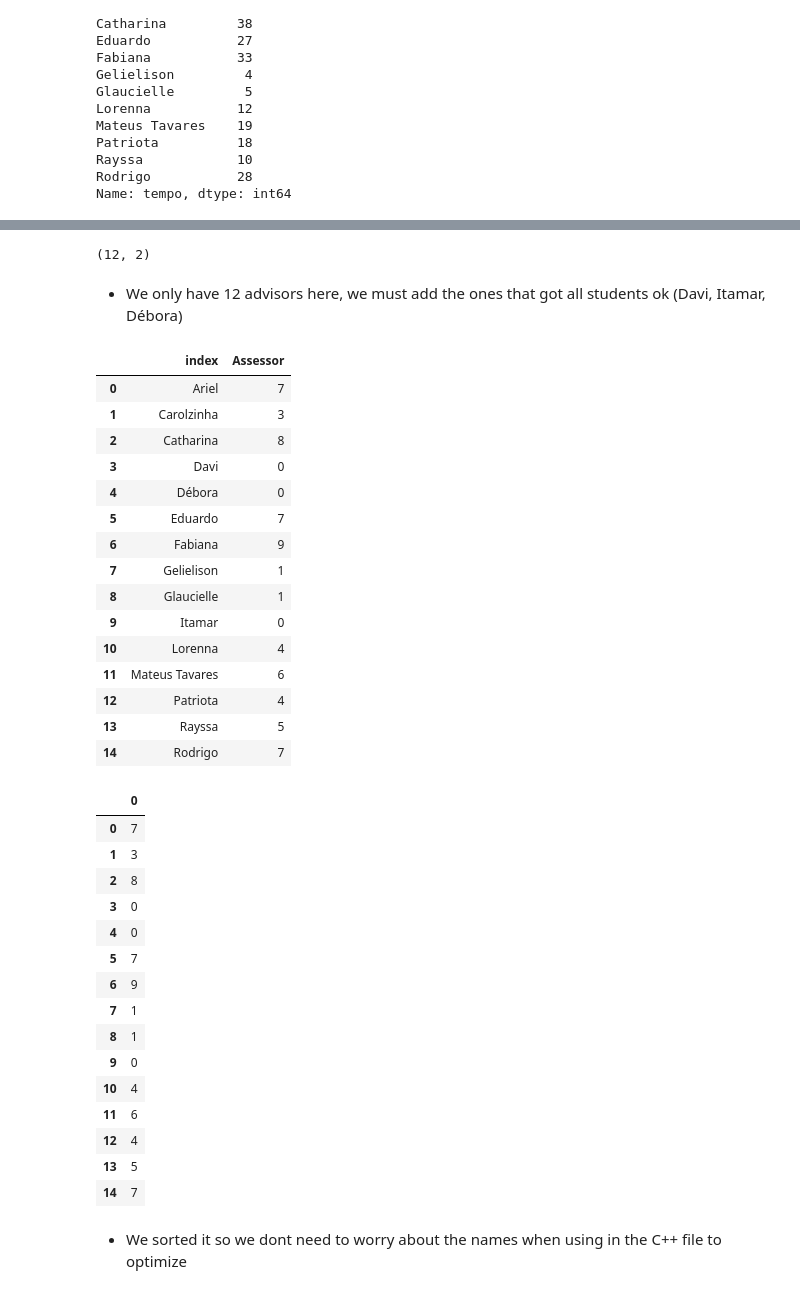
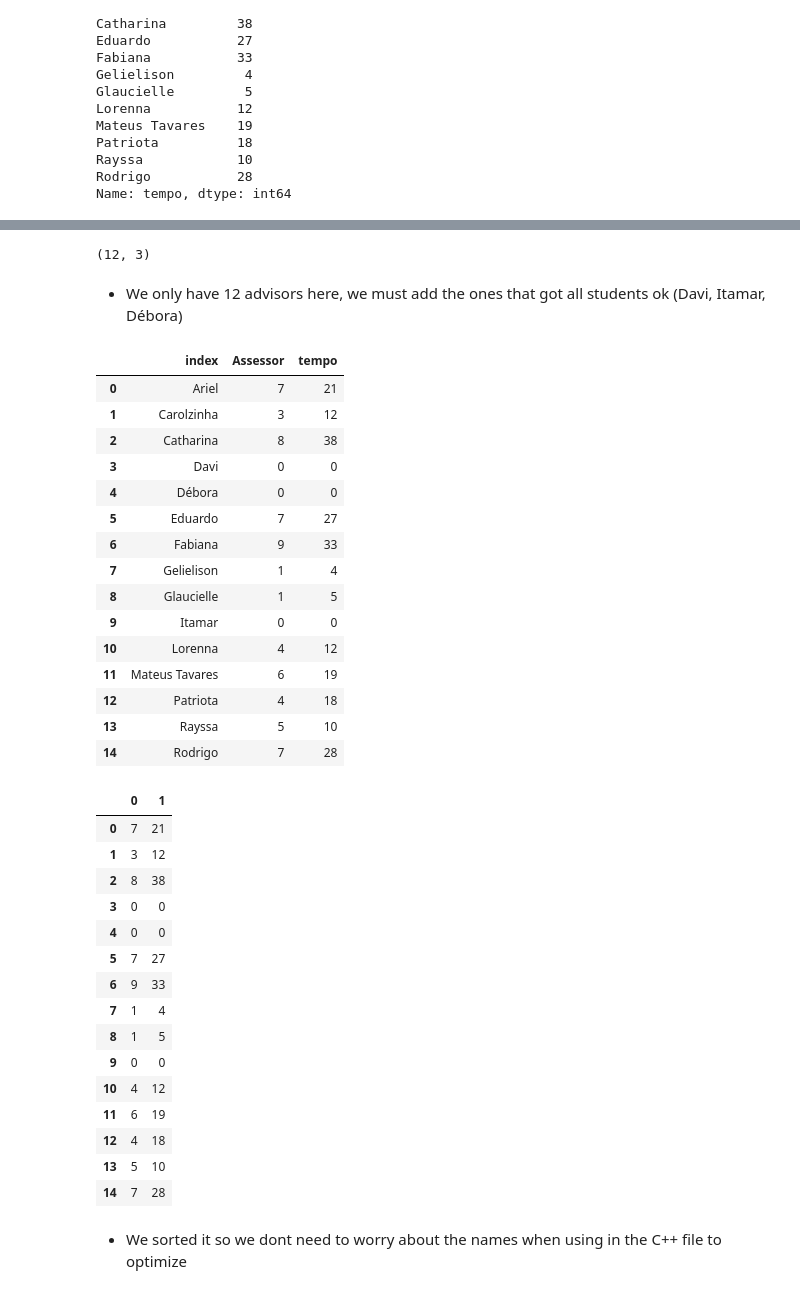
Before and after one commit to ItamarRocha/Operations-Research, a Jupyter notebook: projects/medway/data Preprocessing/Data preprocessing.ipynb, the cells around one changed output, grey strips where cells are left out. Drawn from its saved outputs; the diff is of its cells as text; code cells hidden in the pictures.

```diff
--- a/projects/medway/data Preprocessing/Data preprocessing.ipynb
+++ b/projects/medway/data Preprocessing/Data preprocessing.ipynb
@@ -1384,6 +1385,6 @@ Glaucielle        1
 Name: Assessor, dtype: int64
 # %%
-fixed_students = pd.DataFrame(students_already_computed).reset_index().sort_values(by = "index")
+fixed_students = pd.DataFrame(students_already_computed).join(tempo).reset_index().sort_values(by = "index")
 # %%
 fixed_students
 # %% [output]
@@ -1403,52 +1404,52 @@ fixed_students
 # %%
 fixed_students.shape
 # %% [output]
-(12, 2)
+(12, 3)
 # %% [markdown]
 * We only have 12 advisors here, we must add the ones that got all students ok (Davi, Itamar, Débora)
 # %%
-missing_advisors = pd.DataFrame([["Itamar", 0],["Débora", 0],["Davi", 0]], columns = fixed_students.columns)
+missing_advisors = pd.DataFrame([["Itamar", 0, 0],["Débora", 0, 0],["Davi", 0, 0]], columns = fixed_students.columns)
 # %%
 fixed_students = fixed_students.append(missing_advisors).sort_values(by = "index").reset_index(drop = True)
 # %%
 fixed_students
 # %% [output]
-|  | index | Assessor |
-| 0 | Ariel | 7 |
-| 1 | Carolzinha | 3 |
-| 2 | Catharina | 8 |
-| 3 | Davi | 0 |
-| 4 | Débora | 0 |
-| 5 | Eduardo | 7 |
-| 6 | Fabiana | 9 |
-| 7 | Gelielison | 1 |
-| 8 | Glaucielle | 1 |
-| 9 | Itamar | 0 |
-| 10 | Lorenna | 4 |
-| 11 | Mateus Tavares | 6 |
-| 12 | Patriota | 4 |
-| 13 | Rayssa | 5 |
-| 14 | Rodrigo | 7 |
+|  | index | Assessor | tempo |
+| 0 | Ariel | 7 | 21 |
+| 1 | Carolzinha | 3 | 12 |
+| 2 | Catharina | 8 | 38 |
+| 3 | Davi | 0 | 0 |
+| 4 | Débora | 0 | 0 |
+| 5 | Eduardo | 7 | 27 |
+| 6 | Fabiana | 9 | 33 |
+| 7 | Gelielison | 1 | 4 |
+| 8 | Glaucielle | 1 | 5 |
+| 9 | Itamar | 0 | 0 |
+| 10 | Lorenna | 4 | 12 |
+| 11 | Mateus Tavares | 6 | 19 |
+| 12 | Patriota | 4 | 18 |
+| 13 | Rayssa | 5 | 10 |
+| 14 | Rodrigo | 7 | 28 |
 # %%
-fixed_effort = pd.DataFrame(fixed_students.iloc[:,1:2].values)
+fixed_effort = pd.DataFrame(fixed_students.iloc[:,1:3].values)
 fixed_effort
 # %% [output]
-|  | 0 |
-| 0 | 7 |
-| 1 | 3 |
-| 2 | 8 |
-| 3 | 0 |
-| 4 | 0 |
-| 5 | 7 |
-| 6 | 9 |
-| 7 | 1 |
-| 8 | 1 |
-| 9 | 0 |
-| 10 | 4 |
-| 11 | 6 |
-| 12 | 4 |
-| 13 | 5 |
-| 14 | 7 |
+|  | 0 | 1 |
+| 0 | 7 | 21 |
+| 1 | 3 | 12 |
+| 2 | 8 | 38 |
+| 3 | 0 | 0 |
+| 4 | 0 | 0 |
+| 5 | 7 | 27 |
+| 6 | 9 | 33 |
+| 7 | 1 | 4 |
+| 8 | 1 | 5 |
+| 9 | 0 | 0 |
+| 10 | 4 | 12 |
+| 11 | 6 | 19 |
+| 12 | 4 | 18 |
+| 13 | 5 | 10 |
+| 14 | 7 | 28 |
 # %%
 fixed_effort.to_csv("fixed_effort.csv", header=False, index = False)
 # %% [markdown]
```
Also changed, not shown: parts of 4 cells of this notebook.
